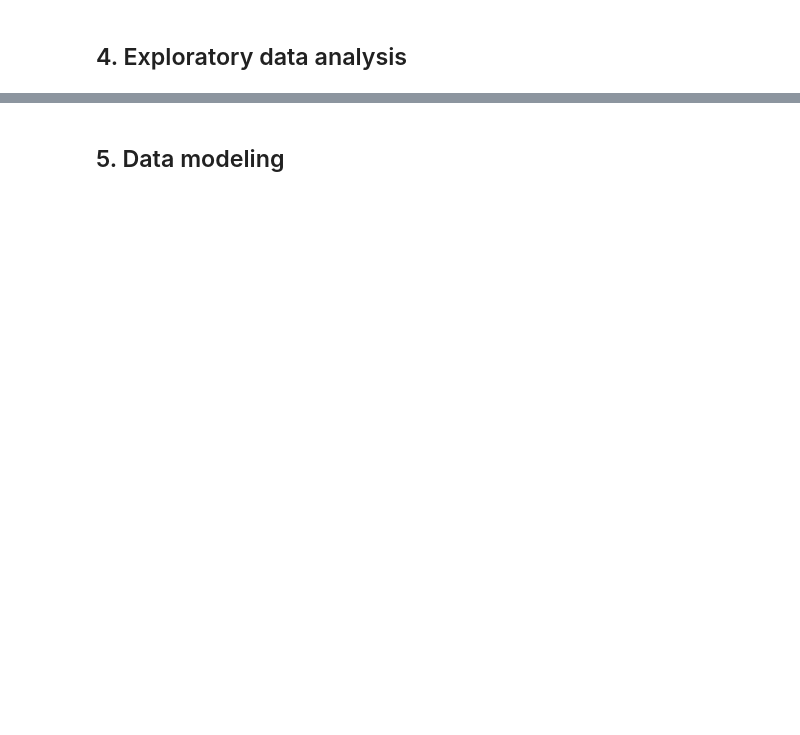
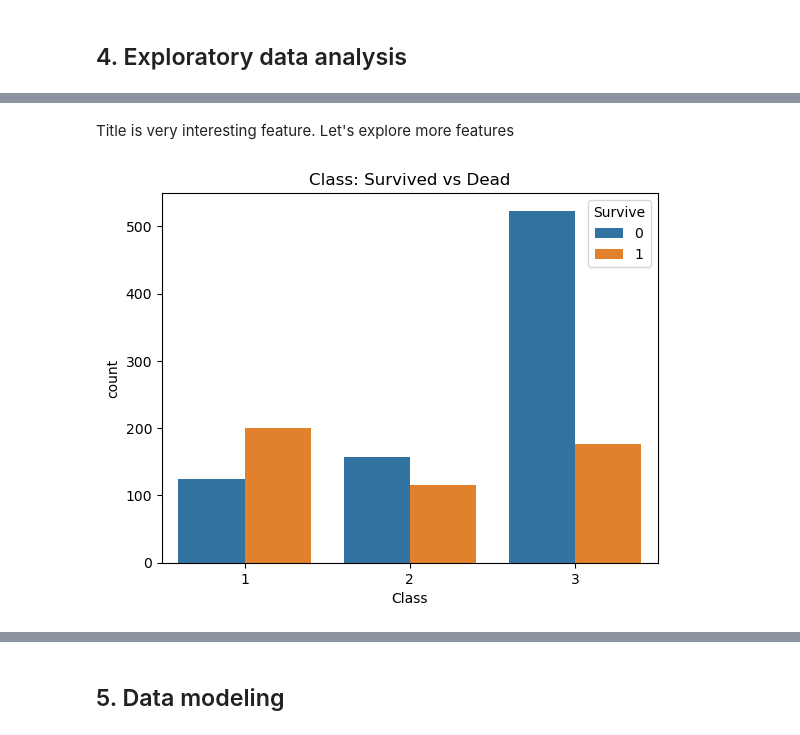
Before and after one commit to iamlkn/Intro2DS-Final-Project, a Jupyter notebook: src/Finalproject.ipynb, the cells around one changed output, grey strips where cells are left out. Drawn from its saved outputs; the diff is of its cells as text; code cells hidden in the pictures; blank space fills up the shorter version.

```diff
--- a/src/Finalproject.ipynb
+++ b/src/Finalproject.ipynb
@@ -758,0 +805,8 @@ X_train, X_test, y_train, y_test = train_test_split(df_cp[Input], df_cp[Target],
+# %% [markdown]
+Title is very interesting feature. Let's explore more features
+# %%
+sns.countplot(df_data,x="Class",hue="Survive")
+plt.title('Class: Survived vs Dead')
+plt.show()
+# %% [output]
+[figure, added]
```
Also changed, not shown: parts of 38 cells of this notebook.
